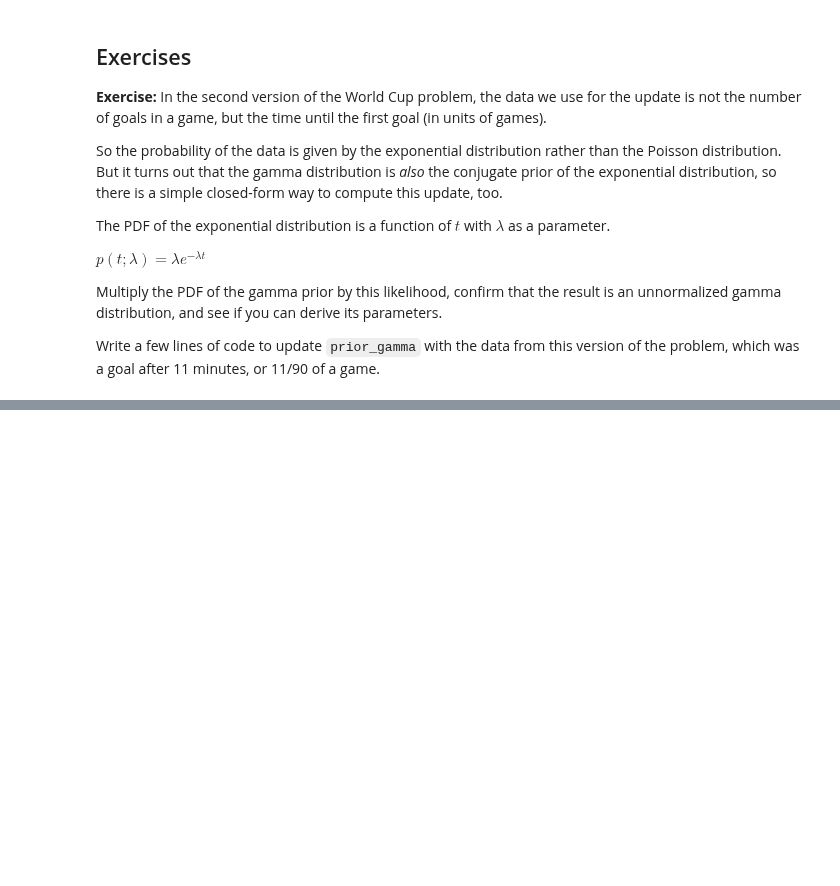
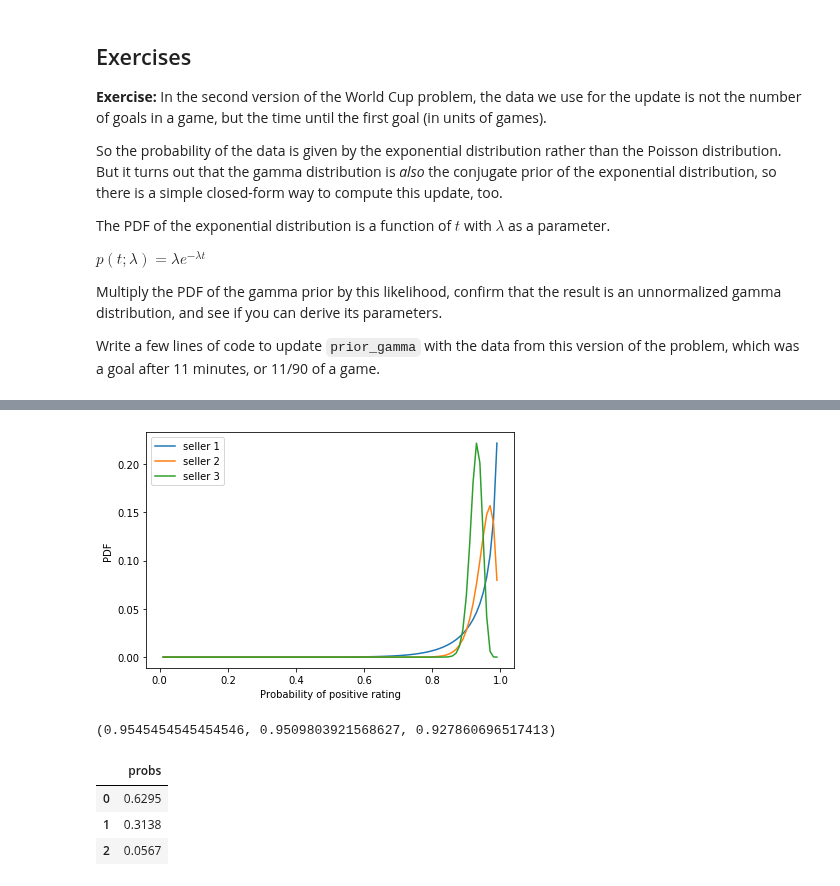
Before and after one commit to AllenDowney/ThinkBayes2, a Jupyter notebook: code/soln/chap17soln.ipynb, the cells around one changed output, grey strips where cells are left out. Cells and saved outputs as stored; diff of their text form; code cells hidden in the pictures; blank space fills up the shorter version.

```diff
--- a/code/soln/chap17soln.ipynb
+++ b/code/soln/chap17soln.ipynb
@@ -364,0 +525,35 @@ update_gamma(prior_gamma, data)
+# %%
+# Solution
+
+data1 = 10, 10
+data2 = 48, 50
+data3 = 186, 200
+# %%
+# Solution
+
+seller1 = update_beta(prior, data1)
+seller2 = update_beta(prior, data2)
+seller3 = update_beta(prior, data3)
+# %%
+# Solution
+
+seller1_pmf = make_pmf(seller1, xs)
+seller2_pmf = make_pmf(seller2, xs)
+seller3_pmf = make_pmf(seller3, xs)
+# %%
+# Solution
+
+seller1_pmf.plot(label='seller 1')
+seller2_pmf.plot(label='seller 2')
+seller3_pmf.plot(label='seller 3')
+
+decorate(xlabel='Probability of positive rating',
+         ylabel='PDF')
+# %% [output]
+[figure, added]
+# %%
+# Solution
+
+seller1.mean(), seller2.mean(), seller3.mean()
+# %% [output]
+(0.9545454545454546, 0.9509803921568627, 0.927860696517413)
@@ -364,0 +569,10 @@ update_gamma(prior_gamma, data)
+# %%
+# Solution
+
+best = np.argmax(a, axis=0)
+Pmf.from_seq(best)
+# %% [output]
+|  | probs |
+| 0 | 0.6295 |
+| 1 | 0.3138 |
+| 2 | 0.0567 |
```
Also changed, not shown: parts of 47 cells of this notebook.
